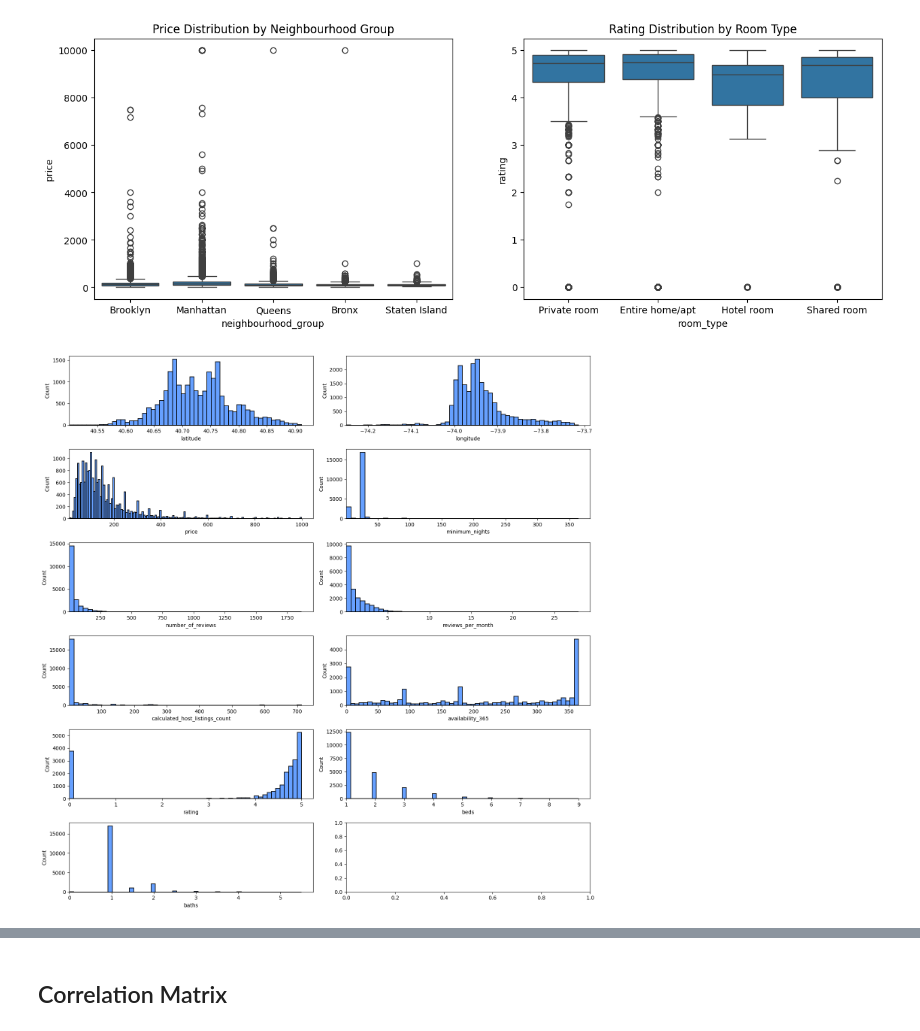
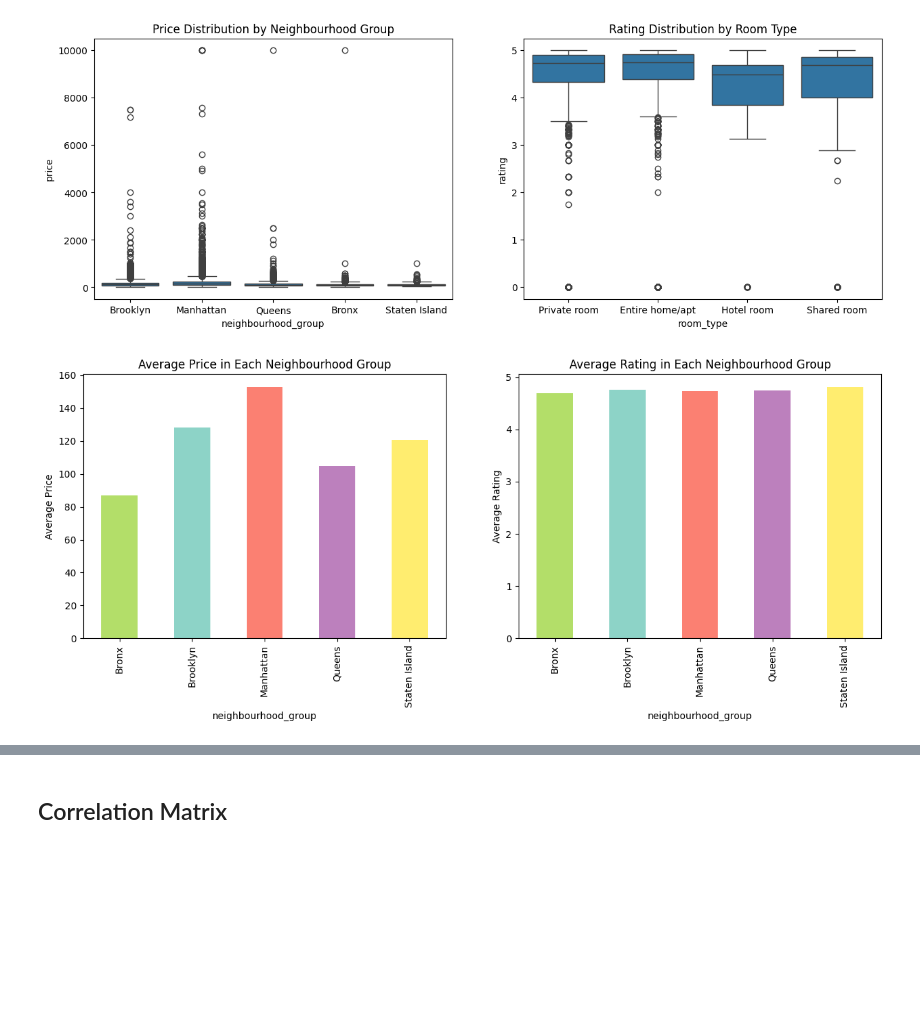
Before and after one commit to Pacholki/ML-2projekcik, a Jupyter notebook: EDA.ipynb, the cells around one changed output, grey strips where cells are left out. Cells and saved outputs as stored; diff of their text form; code cells hidden in the pictures; blank space fills up the shorter version.

```diff
--- a/EDA.ipynb
+++ b/EDA.ipynb
@@ -101,33 +130,30 @@ axs[1].set_title('Rating Distribution by Room Type')
 plt.show()
 # %% [output]
 [figure]
-# %%
-numeric_features = ["latitude", "longitude", "price", "minimum_nights", "number_of_reviews", "reviews_per_month", "calculated_host_listings_count", "availability_365", "rating", "beds", "baths"]
-fig, axs = plt.subplots(6, 2, figsize=(15, 15))
-axs = axs.flatten()
-k = np.floor(np.sqrt(df.shape[0])).astype(int)
-k2 = np.floor(2*np.cbrt(df.shape[0])).astype(int)
-for i, col in enumerate(numeric_features):
-    if col == 'price':
-        sns.histplot(df[df[col] < 1000][col], ax=axs[i], bins=k, color='#3381ff', edgecolor='black', linewidth=1.2)
-    elif col == 'minimum_nights':
-        sns.histplot(df[df[col] < 365][col], ax=axs[i], bins=50, color='#3381ff', edgecolor='black', linewidth=1.2)
-    elif col == 'reviews_per_month':
-        sns.histplot(df[df[col] < 30][col], ax=axs[i], bins=50, color='#3381ff', edgecolor='black', linewidth=1.2)
-    elif col == 'number_of_reviews':
-        sns.histplot(df[col], ax=axs[i], bins=50, color='#3381ff', edgecolor='black', linewidth=1.2)
-    elif col == 'calculated_host_listings_count':
-        sns.histplot(df[col], ax=axs[i], bins=50, color='#3381ff', edgecolor='black', linewidth=1.2)
-    elif col == 'beds':
-        sns.histplot(df[df[col] < 10][col], ax=axs[i], bins=k2, color='#3381ff', edgecolor='black', linewidth=1.2)
-    elif col == 'baths':
-        sns.histplot(df[df[col] < 6][col], ax=axs[i], bins=k2, color='#3381ff', edgecolor='black', linewidth=1.2)
-    else:
-        sns.histplot(df[col], ax=axs[i], bins=k2, color='#3381ff', edgecolor='black', linewidth=1.2)
-    axs[i].set_xlim(left=min(df[col]))
-plt.tight_layout()
-# %% [output]
-[figure, removed]
+# %%
+import matplotlib.cm as cm
+
+colors = cm.Set3(np.linspace(0, 1, df['neighbourhood_group'].nunique()))
+color_map = {group: color for group, color in zip(df['neighbourhood_group'].unique(), colors)}
+
+df_filtered = df[(df['price'] < 50000) & (df['rating'] != 0)]
+
+df_prices = df_filtered.groupby('neighbourhood_group')['price'].mean()
+df_ratings = df_filtered.groupby('neighbourhood_group')['rating'].mean()
+
+fig, axs = plt.subplots(1, 2, figsize=(15, 5))
+
+df_prices.plot(kind='bar', ax=axs[0], color=[color_map[group] for group in df_prices.index])
+axs[0].set_title('Average Price in Each Neighbourhood Group')
+axs[0].set_ylabel('Average Price')
+
+df_ratings.plot(kind='bar', ax=axs[1], color=[color_map[group] for group in df_ratings.index])
+axs[1].set_title('Average Rating in Each Neighbourhood Group')
+axs[1].set_ylabel('Average Rating')
+
+plt.show()
+# %% [output]
+[figure, added]
 # %%
 cols = ['price', 'rating', 'availability_365', 'reviews_per_month']
 fig, axs = plt.subplots(2, 2, figsize=(16, 10))
```
Also changed, not shown: parts of 6 cells of this notebook.
